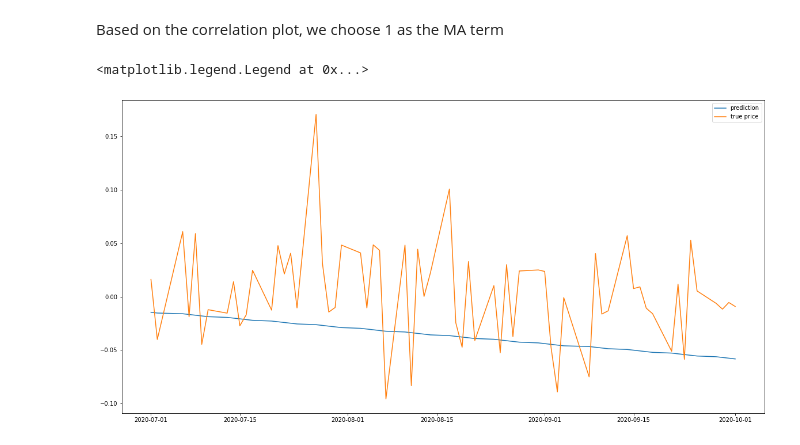
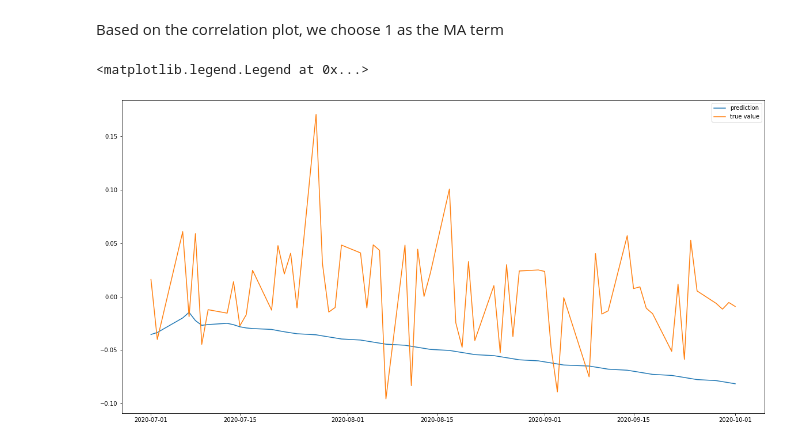
Before and after one commit to ngohienduong/WQU-Econ, a Jupyter notebook: W5.ipynb, the cells around one changed output. Drawn from its saved outputs; the diff is of its cells as text; code cells hidden in the pictures.

```diff
--- a/W5.ipynb
+++ b/W5.ipynb
@@ -495,15 +485,16 @@ plt.show()
 # %% [markdown]
 Based on the correlation plot, we choose 1 as the MA term
-# %%
-# Forecasting
-from statsmodels.tsa.arima_model import ARIMA
-model = ARIMA(df.dropna(), order=(0,1,1))
-model_fit = model.fit(disp=0)
-data_q3['GBTC_pp'] = model_fit.forecast(len(data_q3))[0]
+# %%
+# Forecasting
+import pmdarima
+def ARMA_fit_predict(fit_period, predict_period):
+  arima_model_fitted = pmdarima.auto_arima(fit_period)
+  return arima_model_fitted.predict(len(predict_period)), arima_model_fitted.arima_res_.resid
+data_q3['GBTC_pp'] = ARMA_fit_predict(data_q2['GBTC_dr'], data_q3['GBTC_dr'])[0]
 # %%
 plt.plot(data_q3['GBTC_pp'], label = 'prediction')
-plt.plot(data_q3['GBTC_dr'], label = 'true price')
+plt.plot(data_q3['GBTC_dr'], label = 'true value')
 plt.legend()
 # %% [output]
 <matplotlib.legend.Legend at 0x...>
-[figure, old version]
+[figure, new version]
```
Also changed, not shown: parts of 50 cells of this notebook.
